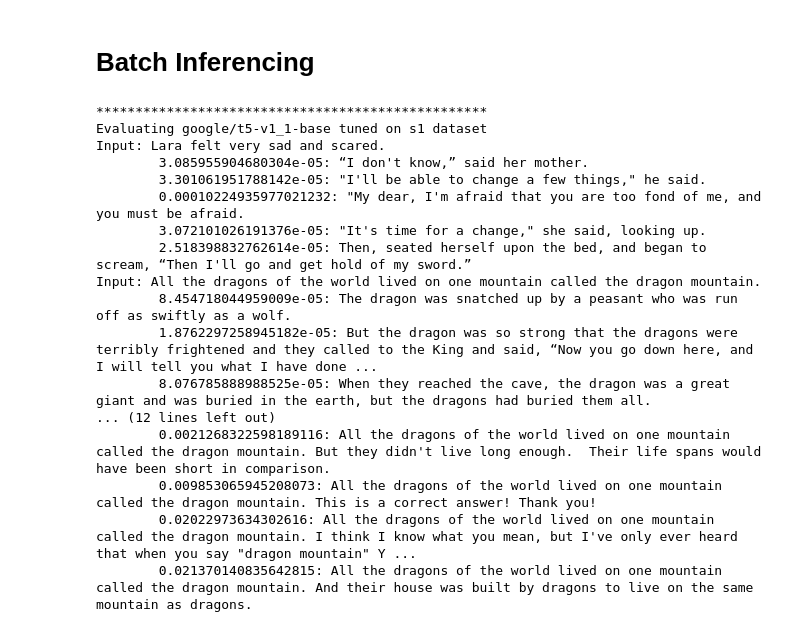
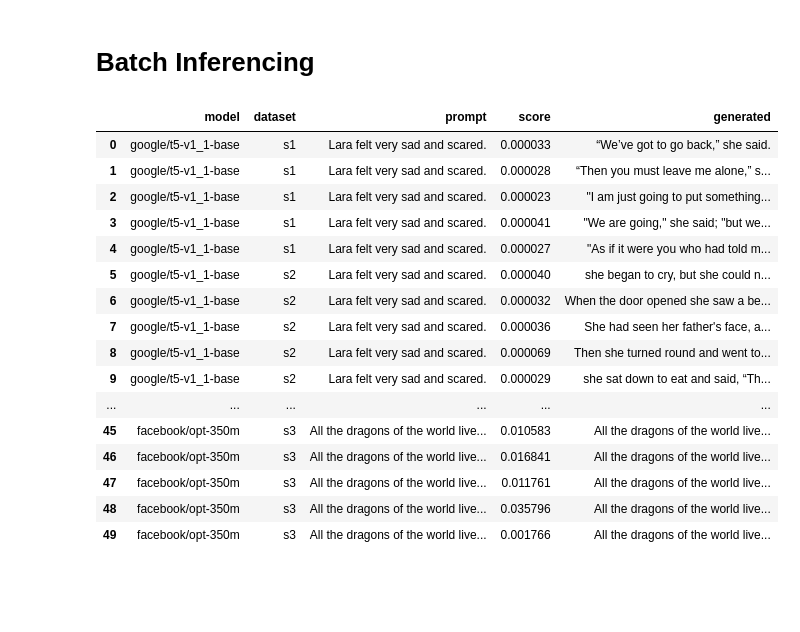
Before and after one commit to ram-senth/datasci-w266-2023-spring-team-story-bot, a Jupyter notebook: inferencing.ipynb, the cells around one changed output. Drawn from its saved outputs; the diff is of its cells as text; code cells hidden in the pictures; blank space fills up the shorter version.

```diff
--- a/inferencing.ipynb
+++ b/inferencing.ipynb
@@ -259,23 +259,27 @@ def generate_for(config, device, first_lines):
 # %%
 first_lines = ['Lara felt very sad and scared.', 'All the dragons of the world lived on one mountain called the dragon mountain.']
+results = []
 
-generate_for(tuning_configs['t5_s1'], device, first_lines)
-generate_for(tuning_configs['opt_s2'], device, first_lines)
+for line in tqdm(first_lines, desc='Prompts'):
+  for name, config in tqdm(tuning_configs.items(), desc='Models' leave=False):
+    results.extend(generate_next_line(config, line, device))
+df_results = pd.DataFrame(results, columns=['model', 'dataset', 'prompt', 'score', 'generated'])
+df_results
 # %% [output]
-**************************************************
-Evaluating google/t5-v1_1-base tuned on s1 dataset
-Input: Lara felt very sad and scared.
-        3.085955904680304e-05: “I don't know,” said her mother.
-        3.301061951788142e-05: "I'll be able to change a few things," he said.
-        0.00010224935977021232: "My dear, I'm afraid that you are too fond of me, and you must be afraid.
-        3.072101026191376e-05: "It's time for a change," she said, looking up.
-        2.518398832762614e-05: Then, seated herself upon the bed, and began to scream, “Then I'll go and get hold of my sword.”
-Input: All the dragons of the world lived on one mountain called the dragon mountain.
-        8.454718044959009e-05: The dragon was snatched up by a peasant who was run off as swiftly as a wolf.
-        1.8762297258945182e-05: But the dragon was so strong that the dragons were terribly frightened and they called to the King and said, “Now you go down here, and I will tell you what I have done ...
-        8.076785888988525e-05: When they reached the cave, the dragon was a great giant and was buried in the earth, but the dragons had buried them all.
-... (12 lines left out)
-        0.0021268322598189116: All the dragons of the world lived on one mountain called the dragon mountain. But they didn't live long enough.  Their life spans would have been short in comparison.
-        0.009853065945208073: All the dragons of the world lived on one mountain called the dragon mountain. This is a correct answer! Thank you!
-        0.02022973634302616: All the dragons of the world lived on one mountain called the dragon mountain. I think I know what you mean, but I've only ever heard that when you say "dragon mountain" Y ...
-        0.021370140835642815: All the dragons of the world lived on one mountain called the dragon mountain. And their house was built by dragons to live on the same mountain as dragons.
+|  | model | dataset | prompt | score | generated |
+| 0 | google/t5-v1_1-base | s1 | Lara felt very sad and scared. | 0.000033 | “We’ve got to go back,” she said. |
+| 1 | google/t5-v1_1-base | s1 | Lara felt very sad and scared. | 0.000028 | “Then you must leave me alone,” s... |
+| 2 | google/t5-v1_1-base | s1 | Lara felt very sad and scared. | 0.000023 | "I am just going to put something... |
+| 3 | google/t5-v1_1-base | s1 | Lara felt very sad and scared. | 0.000041 | "We are going," she said; "but we... |
+| 4 | google/t5-v1_1-base | s1 | Lara felt very sad and scared. | 0.000027 | "As if it were you who had told m... |
+| 5 | google/t5-v1_1-base | s2 | Lara felt very sad and scared. | 0.000040 | she began to cry, but she could n... |
+| 6 | google/t5-v1_1-base | s2 | Lara felt very sad and scared. | 0.000032 | When the door opened she saw a be... |
+| 7 | google/t5-v1_1-base | s2 | Lara felt very sad and scared. | 0.000036 | She had seen her father's face, a... |
+| 8 | google/t5-v1_1-base | s2 | Lara felt very sad and scared. | 0.000069 | Then she turned round and went to... |
+| 9 | google/t5-v1_1-base | s2 | Lara felt very sad and scared. | 0.000029 | she sat down to eat and said, “Th... |
+| ... | ... | ... | ... | ... | ... |
+| 45 | facebook/opt-350m | s3 | All the dragons of the world live... | 0.010583 | All the dragons of the world live... |
+| 46 | facebook/opt-350m | s3 | All the dragons of the world live... | 0.016841 | All the dragons of the world live... |
+| 47 | facebook/opt-350m | s3 | All the dragons of the world live... | 0.011761 | All the dragons of the world live... |
+| 48 | facebook/opt-350m | s3 | All the dragons of the world live... | 0.035796 | All the dragons of the world live... |
+| 49 | facebook/opt-350m | s3 | All the dragons of the world live... | 0.001766 | All the dragons of the world live... |
```
Also changed, not shown: parts of 3 cells of this notebook.
